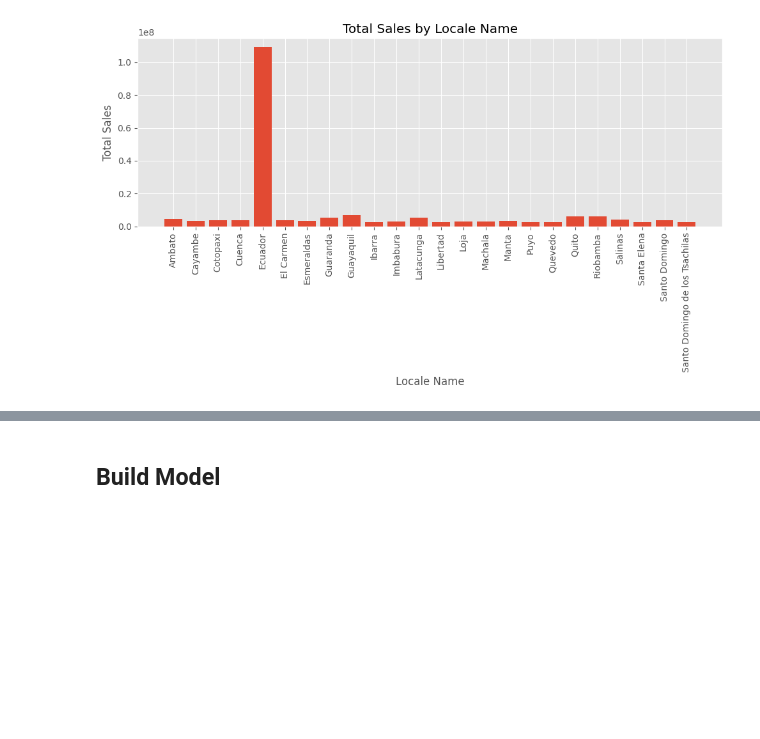
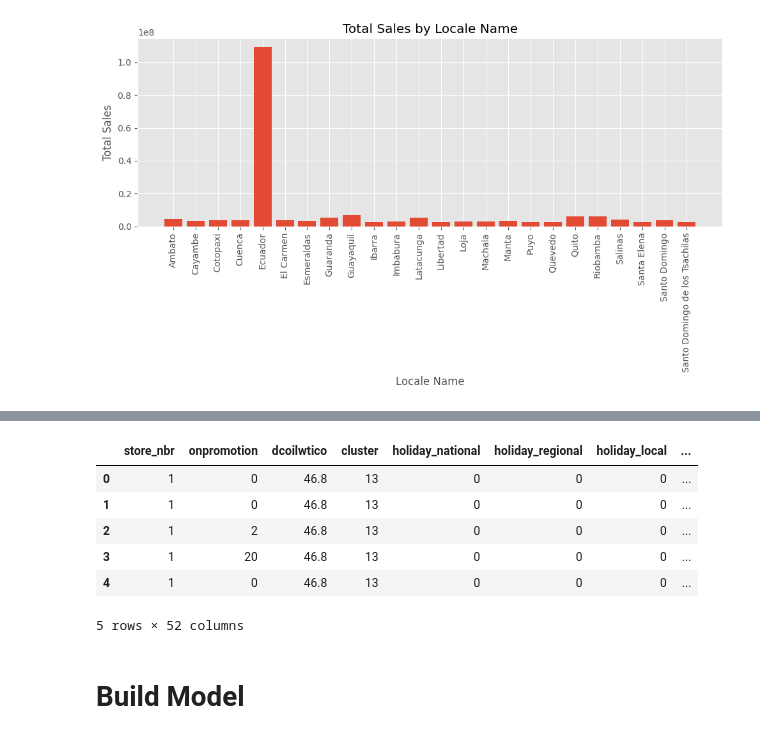
Before and after one commit to Temmybjt/Store-Sales--Time-Series-Forecasting, a Jupyter notebook: Store_Sales_Time_Series_Forecast.ipynb, the cells around one changed output, grey strips where cells are left out. Saved outputs shown, nothing was run; the diff lists cells and outputs as text; code cells hidden in the pictures; blank space fills up the shorter version.

```diff
--- a/Store_Sales_Time_Series_Forecast.ipynb
+++ b/Store_Sales_Time_Series_Forecast.ipynb
@@ -471,2 +512,20 @@ dtype: object
+# %%
+# cyclic encoding features for day_name for Test Data
+
+df_encodedTest = pd.get_dummies(test, columns=cat_cols)
+
+df_encodedTest['day_sin'] = df_encodedTest['day_name'].map(lambda x: np.sin(2 * np.pi * day_mapping[x] / 7))
+df_encodedTest['day_cos'] = df_encodedTest['day_name'].map(lambda x: np.cos(2 * np.pi * day_mapping[x] / 7))
+
+df_encodedTest.drop('day_name', axis=1, inplace=True)
+df_encodedTest.head()
+# %% [output]
+|  | store_nbr | onpromotion | dcoilwtico | cluster | holiday_national | holiday_regional | holiday_local | ... |
+| 0 | 1 | 0 | 46.8 | 13 | 0 | 0 | 0 | ... |
+| 1 | 1 | 0 | 46.8 | 13 | 0 | 0 | 0 | ... |
+| 2 | 1 | 2 | 46.8 | 13 | 0 | 0 | 0 | ... |
+| 3 | 1 | 20 | 46.8 | 13 | 0 | 0 | 0 | ... |
+| 4 | 1 | 0 | 46.8 | 13 | 0 | 0 | 0 | ... |
+5 rows × 52 columns
 # %% [markdown]
-## **Build Model**
+# **Build Model**
```
Also changed, not shown: parts of 17 cells of this notebook.
